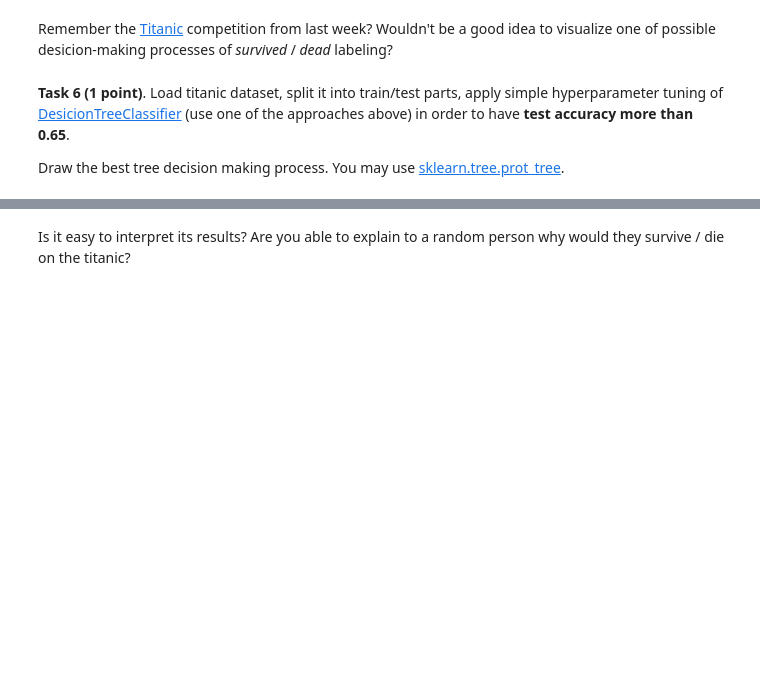
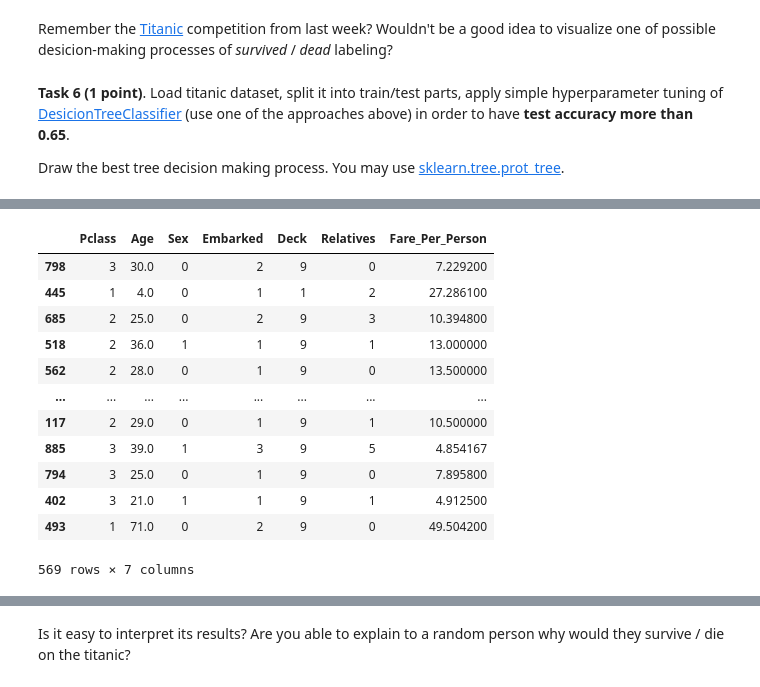
Before and after one commit to AlenaChechun/ml_intro_2, a Jupyter notebook: 7_trees_and_ensembles/rf_classifier.ipynb, the cells around one changed output, grey strips where cells are left out. Saved outputs shown, nothing was run; the diff lists cells and outputs as text; code cells hidden in the pictures; blank space fills up the shorter version.

```diff
--- a/7_trees_and_ensembles/rf_classifier.ipynb
+++ b/7_trees_and_ensembles/rf_classifier.ipynb
@@ -646,0 +717,15 @@ from sklearn.tree import DecisionTreeClassifier
+# %%
+import os, re
+import pandas as pd
+
+from sklearn import tree
+from sklearn.tree import DecisionTreeClassifier
+from sklearn.pipeline import Pipeline
+from sklearn.preprocessing import StandardScaler
+
+PATH = "./data/"
+print(PATH)
+train_data = pd.read_csv(os.path.join(PATH, 'titanic', 'train.csv')).set_index('PassengerId')
+train_data.head()
+
+# your code here
@@ -646,0 +790,2 @@ from sklearn.tree import DecisionTreeClassifier
+# %%
+df = preprocess(train_data)
@@ -646,0 +808,16 @@ from sklearn.tree import DecisionTreeClassifier
+# %%
+X_train
+# %% [output]
+|  | Pclass | Age | Sex | Embarked | Deck | Relatives | Fare_Per_Person |
+| 798 | 3 | 30.0 | 0 | 2 | 9 | 0 | 7.229200 |
+| 445 | 1 | 4.0 | 0 | 1 | 1 | 2 | 27.286100 |
+| 685 | 2 | 25.0 | 0 | 2 | 9 | 3 | 10.394800 |
+| 518 | 2 | 36.0 | 1 | 1 | 9 | 1 | 13.000000 |
+| 562 | 2 | 28.0 | 0 | 1 | 9 | 0 | 13.500000 |
+| ... | ... | ... | ... | ... | ... | ... | ... |
+| 117 | 2 | 29.0 | 0 | 1 | 9 | 1 | 10.500000 |
+| 885 | 3 | 39.0 | 1 | 3 | 9 | 5 | 4.854167 |
+| 794 | 3 | 25.0 | 0 | 1 | 9 | 0 | 7.895800 |
+| 402 | 3 | 21.0 | 1 | 1 | 9 | 1 | 4.912500 |
+| 493 | 1 | 71.0 | 0 | 2 | 9 | 0 | 49.504200 |
+569 rows × 7 columns
```
Also changed, not shown: parts of 60 cells of this notebook, 1 other file.
